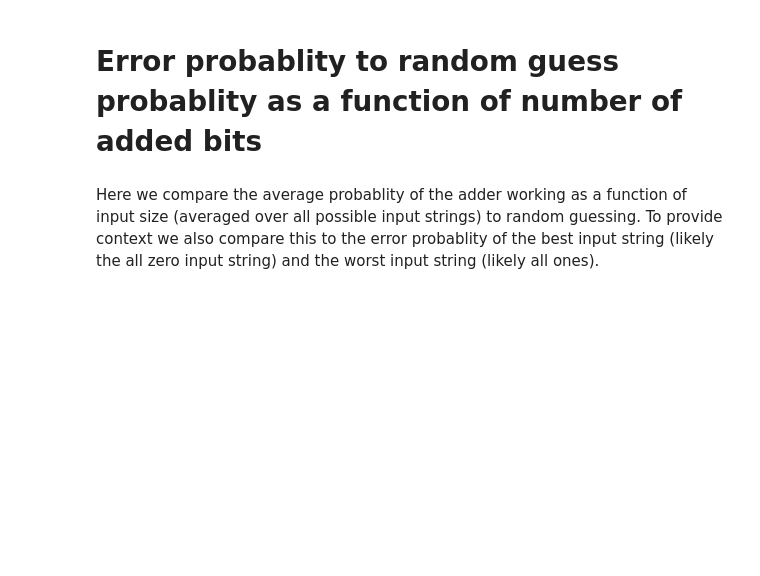
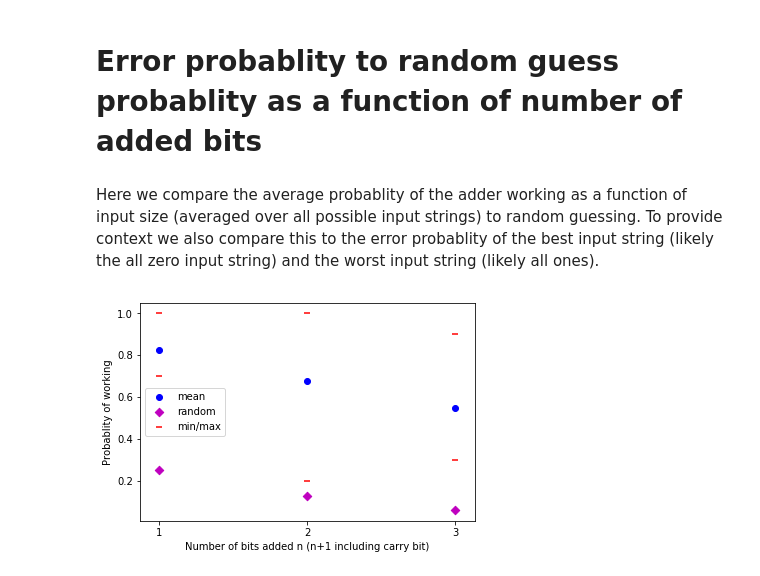
Before and after one commit to rigetti/forest-benchmarking, a Jupyter notebook: examples/ripple_adder_benchmark.ipynb, the cells around one changed output. Cells and saved outputs as stored; diff of their text form; code cells hidden in the pictures; blank space fills up the shorter version.

```diff
--- a/examples/ripple_adder_benchmark.ipynb
+++ b/examples/ripple_adder_benchmark.ipynb
@@ -106,16 +168,15 @@ plt.show()
 # %% [markdown]
 Here we compare the average probablity of the adder working as a function of input size (averaged over all possible input strings) to random guessing. To provide context we also compare this to the error probablity of the best input string (likely the all zero input string) and the worst input string (likely all ones).
 # %%
-nbit = [1,2,3]
+summand_lengths = [1,2,3]
 avg_n = []
 min_n = []
 max_n = []
 rand_n = []
 
-for n_bits in nbit:
-    registers = assign_registers_to_line_or_cycle(0, noisy_qc.qubit_topology(), n_bits)
-    results = get_n_bit_adder_results(noisy_qc, n_bits, registers=registers,use_param_program=False)
-    rand_ans_distr = [comb(n_bits+1, x)/2**(n_bits + 1) for x in range(len(averaged_distr))]
+for n_bits in summand_lengths:
+    results = get_n_bit_adder_results(noisy_qc, n_bits)
+    output_len = n_bits + 1
     # success probablity average over all input strings
     avg_n.append(np.average(get_success_probabilities_from_results(results)))
     # success probablity input bit string with most errors
@@ -123,14 +184,16 @@ for n_bits in nbit:
     # success probablity input bit string with least errors
     max_n.append(np.max(get_success_probabilities_from_results(results)))
     # sucess probablity of randomly guessing the correct answer
-    rand_n.append(rand_ans_distr[0])
+    rand_n.append(1 / 2**output_len) #.append(rand_ans_distr[0])
 # %%
-plt.scatter(nbit,avg_n,c='b',label='mean')
-plt.scatter([1,2,3],rand_n,c='m',marker='D',label='random')
-plt.scatter([1,2,3],min_n,c='r',marker='_',label='min/max')
-plt.scatter([1,2,3],max_n,c='r',marker='_')
-plt.xticks(nbit, ['1','2','3'])
+plt.scatter(summand_lengths, avg_n, c='b', label='mean')
+plt.scatter(summand_lengths, rand_n, c='m', marker='D', label='random')
+plt.scatter(summand_lengths, min_n, c='r', marker='_', label='min/max')
+plt.scatter(summand_lengths, max_n, c='r', marker='_')
+plt.xticks(summand_lengths) #, [str(n_bits) for n_bits in summand_lengths])
 plt.xlabel('Number of bits added n (n+1 including carry bit)')
 plt.ylabel('Probablity of working')
 plt.legend()
 plt.show()
+# %% [output]
+[figure, added]
```
Also changed, not shown: parts of 8 cells of this notebook, 3 other files.
